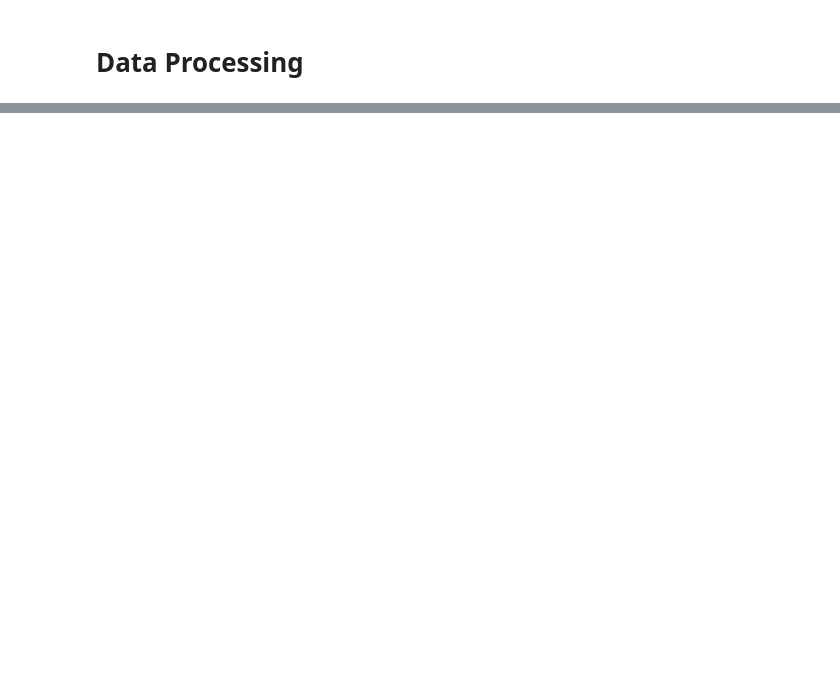
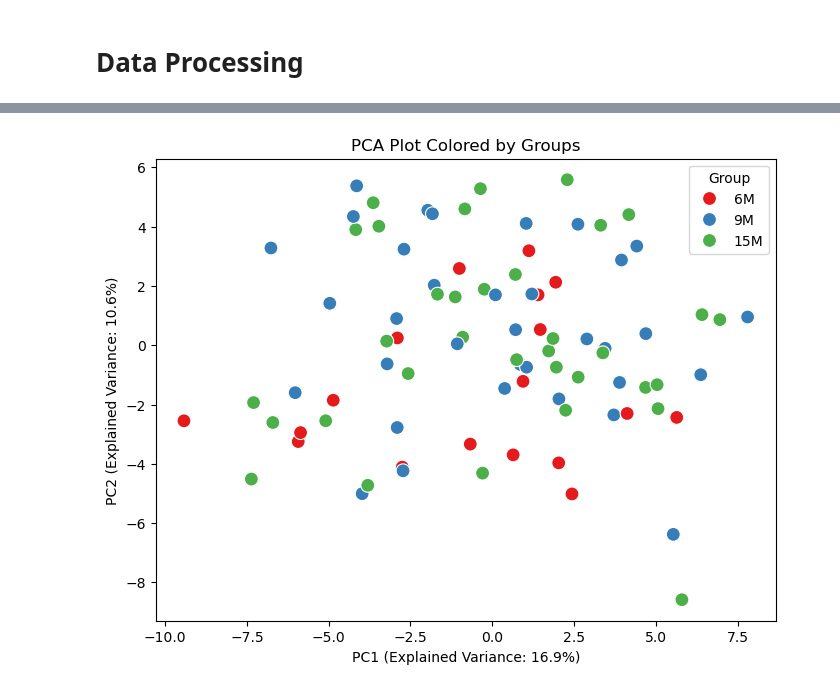
Before and after one commit to RaymondSHANG/P3_metabolon, a Jupyter notebook: code/data_preprocessing.ipynb, the cells around one changed output, grey strips where cells are left out. Cells and saved outputs as stored; diff of their text form; code cells hidden in the pictures; blank space fills up the shorter version.

```diff
--- a/code/data_preprocessing.ipynb
+++ b/code/data_preprocessing.ipynb
@@ -486,0 +96,11 @@ data5_df_meta.to_csv("../data/brain_meta.csv")
+# %%
+# Step 1: Open the Excel file without loading the data
+with pd.ExcelFile(filepath) as excel_file:
+
+
+    # Step 4: Read the full data with the correct dtype
+    samples = pd.read_excel(excel_file, sheet_name="Sample Meta Data", header=0, dtype=str)
+
+samples = samples[["PARENT_SAMPLE_NAME","BOX_NUMBER","GENOTYPE","GROUP_ID","GROUP_NAME","SAMPLE_BOX_LOCATION",	"SAMPLE_DESCRIPTION",	"SAMPLE_STATUS",	"TIMEPOINT"]]
+samples = samples.loc[samples["TIMEPOINT"].notna()]
+print(samples.iloc[1:5,:])
@@ -486,0 +184,24 @@ data5_df_meta.to_csv("../data/brain_meta.csv")
+# %%
+# Perform PCA
+pca = PCA(n_components=2)  # Reduce to 2 dimensions for visualization
+pca_results = pca.fit_transform(data)
+
+# Create a DataFrame for the PCA results
+pca_df = pd.DataFrame(pca_results, columns=["PC1", "PC2"], index=data.index)
+
+# Add group information to the PCA results
+# TIMEPOINT, GENOTYPE, GROUP_ID, GROUP_NAME, SAMPLE_STATUS
+pca_df["group"] = pca_df.index.map(samples.set_index("PARENT_SAMPLE_NAME")["TIMEPOINT"])
+# %%
+# Plot the PCA results
+plt.figure(figsize=(8, 6))
+sns.scatterplot(
+    x="PC1", y="PC2", hue="group", data=pca_df, palette="Set1", s=100
+)
+plt.title("PCA Plot Colored by Groups")
+plt.xlabel(f"PC1 (Explained Variance: {100*pca.explained_variance_ratio_[0]:.1f}%)")
+plt.ylabel(f"PC2 (Explained Variance: {100*pca.explained_variance_ratio_[1]:.1f}%)")
+plt.legend(title="Group")
+plt.show()
+# %% [output]
+[figure, added]
```
Also changed, not shown: parts of 70 cells of this notebook.
